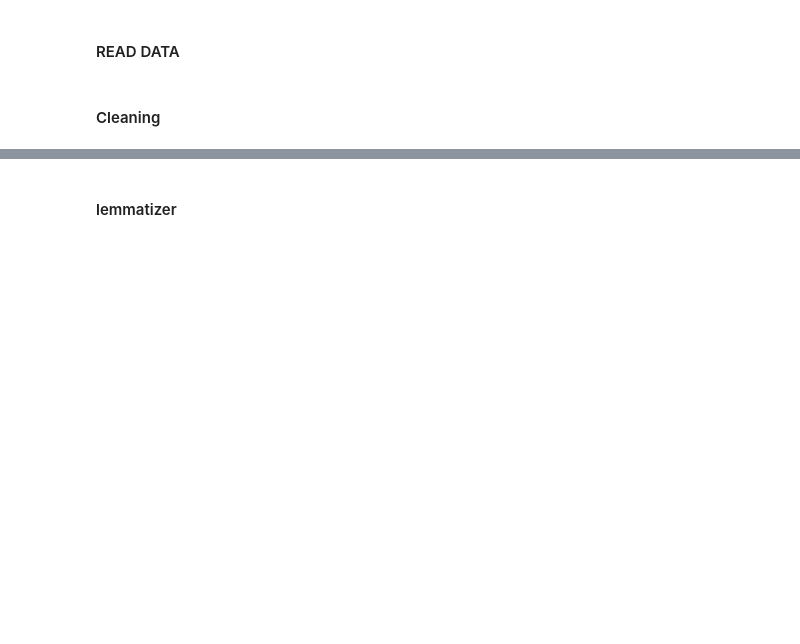
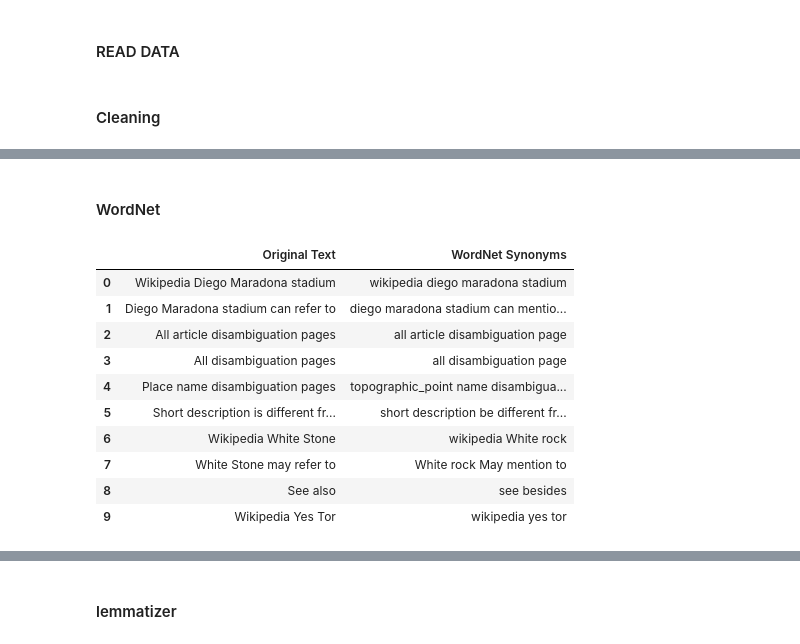
Before and after one commit to Purvang2803/Implementation-of-NLP, a Jupyter notebook: NLP_Implementation (3).ipynb, the cells around one changed output, grey strips where cells are left out. Drawn from its saved outputs; the diff is of its cells as text; code cells hidden in the pictures; blank space fills up the shorter version.

```diff
--- a/NLP_Implementation (3).ipynb
+++ b/NLP_Implementation (3).ipynb
@@ -75,0 +142,45 @@ Raw Text (First 500 chars):      Wikipedia  Diego Maradona stadium       Diego M
+# %% [markdown]
+####  WordNet
+# %%
+original_texts = []
+wordnet_transformed = []
+
+with open(file_path, "r", encoding="utf-8") as file:
+    for _ in range(10000):
+        line = file.readline().strip()
+
+        clean_line = re.sub(r"<.*?>", " ", line)
+        clean_line = re.sub(r"https?://\S+", " ", clean_line)
+        clean_line = re.sub(r"[^a-zA-Z\s]", " ", clean_line)
+
+        words = clean_line.lower().split()
+
+        if not words:
+            continue
+
+        synonyms = []
+        for word in words:
+            syns = wordnet.synsets(word)
+            if syns:
+                synonyms.append(syns[0].lemmas()[0].name())
+            else:
+                synonyms.append(word)
+
+
+        original_texts.append(clean_line)
+        wordnet_transformed.append(" ".join(synonyms))
+# %%
+df_wordnet = pd.DataFrame({"Original Text": original_texts, "WordNet Synonyms": wordnet_transformed})
+df_wordnet.head(10)
+# %% [output]
+|  | Original Text | WordNet Synonyms |
+| 0 | Wikipedia Diego Maradona stadium | wikipedia diego maradona stadium |
+| 1 | Diego Maradona stadium can refer to | diego maradona stadium can mentio... |
+| 2 | All article disambiguation pages | all article disambiguation page |
+| 3 | All disambiguation pages | all disambiguation page |
+| 4 | Place name disambiguation pages | topographic_point name disambigua... |
+| 5 | Short description is different fr... | short description be different fr... |
+| 6 | Wikipedia White Stone | wikipedia White rock |
+| 7 | White Stone may refer to | White rock May mention to |
+| 8 | See also | see besides |
+| 9 | Wikipedia Yes Tor | wikipedia yes tor |
```
Also changed, not shown: parts of 47 cells of this notebook.
